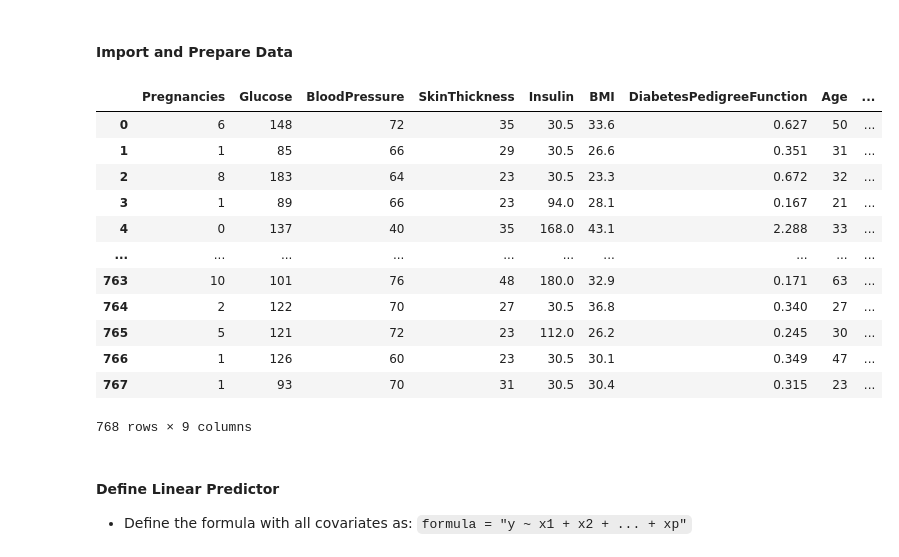
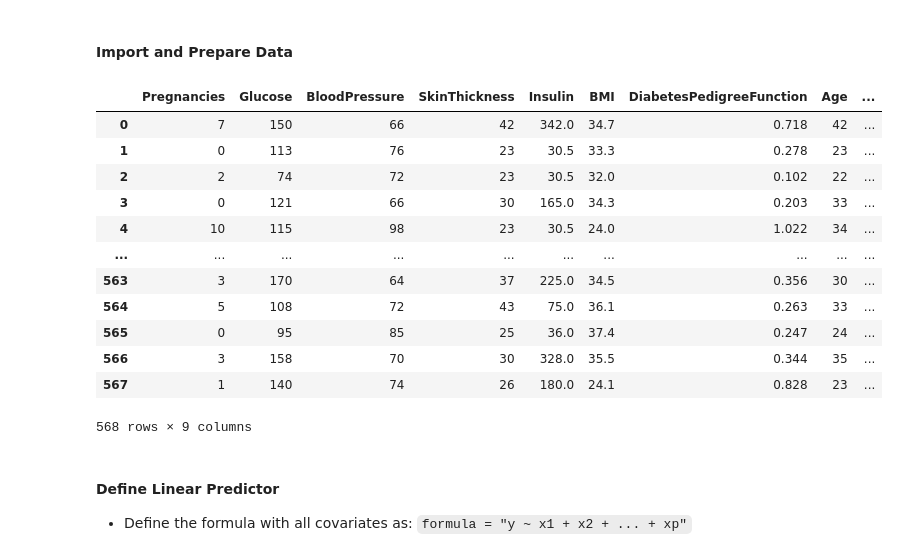
Before and after one commit to awolseid/BayesianInference, a Jupyter notebook: Bayesian4Binary&CountResponses.ipynb, the cells around one changed output. Drawn from its saved outputs; the diff is of its cells as text; code cells hidden in the pictures.

```diff
--- a/Bayesian4Binary&CountResponses.ipynb
+++ b/Bayesian4Binary&CountResponses.ipynb
@@ -729,22 +728,22 @@ import numpy as np
 # %%
 import pandas as pd
 
-data_df = pd.read_csv('https://raw.githubusercontent.com/awolseid/Datasets/refs/heads/main/diabetes_data.csv')
+data_df = pd.read_csv('https://raw.githubusercontent.com/awolseid/Datasets/refs/heads/main/Diabetes_data.csv')
 data_df
 # %% [output]
 |  | Pregnancies | Glucose | BloodPressure | SkinThickness | Insulin | BMI | DiabetesPedigreeFunction | Age | ... |
-| 0 | 6 | 148 | 72 | 35 | 30.5 | 33.6 | 0.627 | 50 | ... |
-| 1 | 1 | 85 | 66 | 29 | 30.5 | 26.6 | 0.351 | 31 | ... |
-| 2 | 8 | 183 | 64 | 23 | 30.5 | 23.3 | 0.672 | 32 | ... |
-| 3 | 1 | 89 | 66 | 23 | 94.0 | 28.1 | 0.167 | 21 | ... |
-| 4 | 0 | 137 | 40 | 35 | 168.0 | 43.1 | 2.288 | 33 | ... |
+| 0 | 7 | 150 | 66 | 42 | 342.0 | 34.7 | 0.718 | 42 | ... |
+| 1 | 0 | 113 | 76 | 23 | 30.5 | 33.3 | 0.278 | 23 | ... |
+| 2 | 2 | 74 | 72 | 23 | 30.5 | 32.0 | 0.102 | 22 | ... |
+| 3 | 0 | 121 | 66 | 30 | 165.0 | 34.3 | 0.203 | 33 | ... |
+| 4 | 10 | 115 | 98 | 23 | 30.5 | 24.0 | 1.022 | 34 | ... |
 | ... | ... | ... | ... | ... | ... | ... | ... | ... | ... |
-| 763 | 10 | 101 | 76 | 48 | 180.0 | 32.9 | 0.171 | 63 | ... |
-| 764 | 2 | 122 | 70 | 27 | 30.5 | 36.8 | 0.340 | 27 | ... |
-| 765 | 5 | 121 | 72 | 23 | 112.0 | 26.2 | 0.245 | 30 | ... |
-| 766 | 1 | 126 | 60 | 23 | 30.5 | 30.1 | 0.349 | 47 | ... |
-| 767 | 1 | 93 | 70 | 31 | 30.5 | 30.4 | 0.315 | 23 | ... |
+| 563 | 3 | 170 | 64 | 37 | 225.0 | 34.5 | 0.356 | 30 | ... |
+| 564 | 5 | 108 | 72 | 43 | 75.0 | 36.1 | 0.263 | 33 | ... |
+| 565 | 0 | 95 | 85 | 25 | 36.0 | 37.4 | 0.247 | 24 | ... |
+| 566 | 3 | 158 | 70 | 30 | 328.0 | 35.5 | 0.344 | 35 | ... |
+| 567 | 1 | 140 | 74 | 26 | 180.0 | 24.1 | 0.828 | 23 | ... |
-768 rows × 9 columns
+568 rows × 9 columns
 # %% [markdown]
 #### **Define Linear Predictor**
 
```
Also changed, not shown: parts of 25 cells of this notebook.
